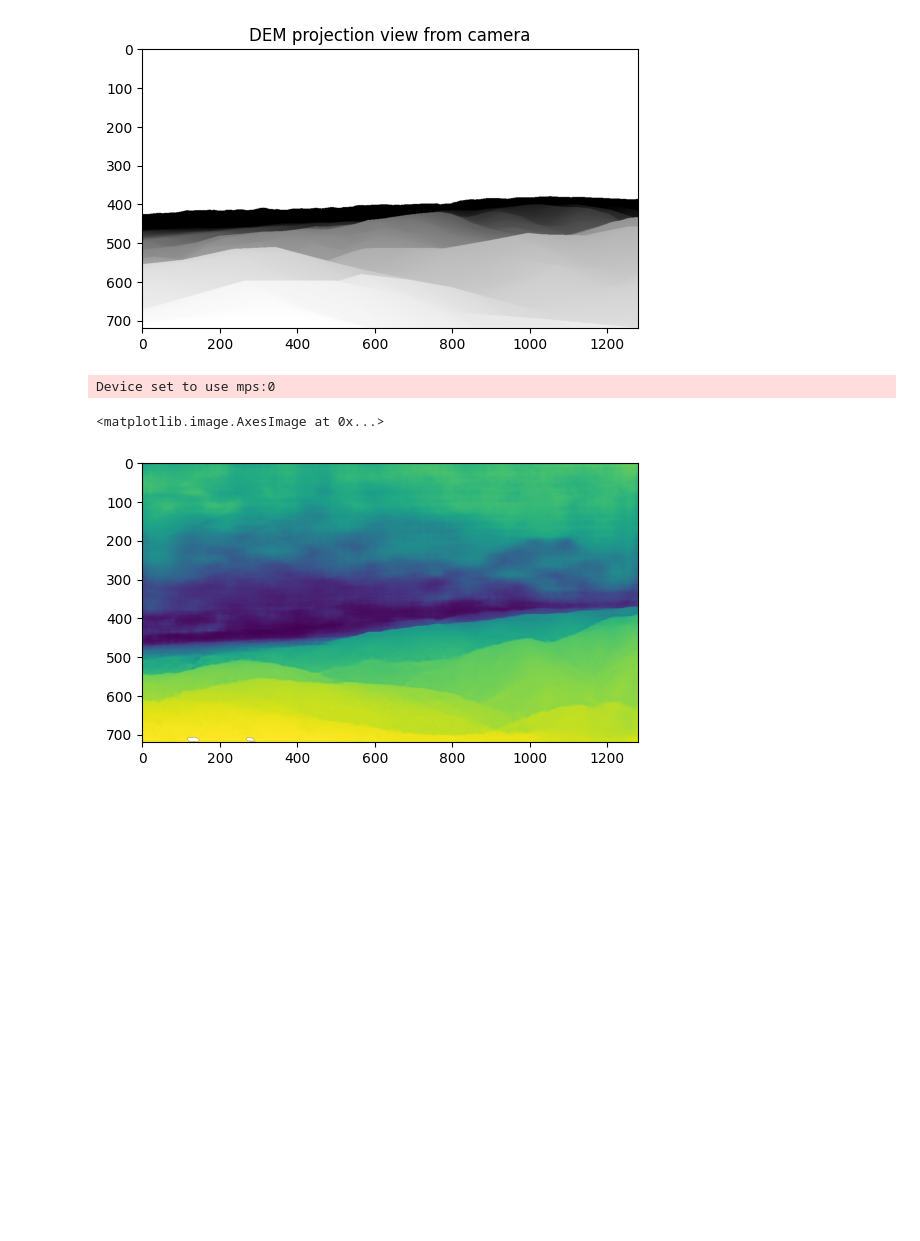
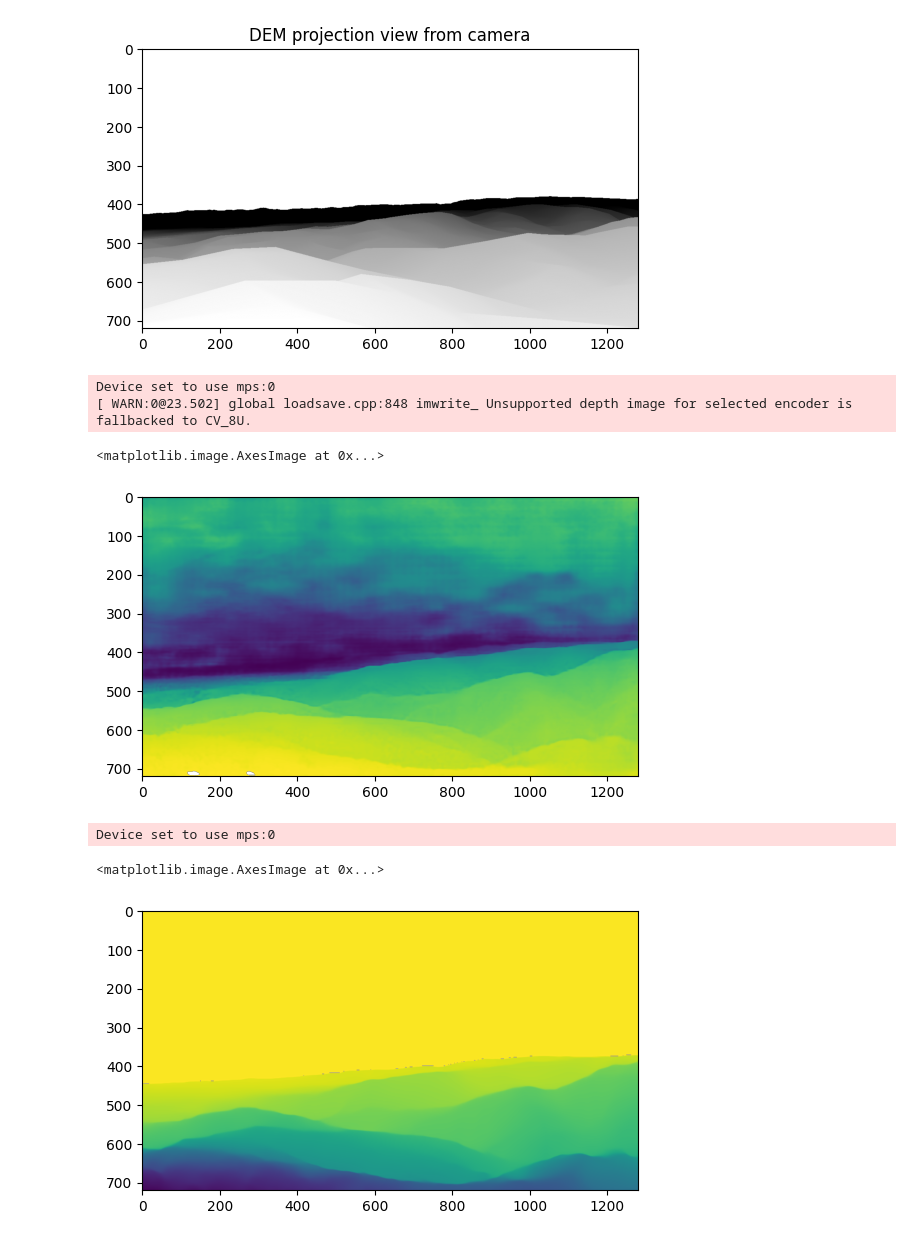
Before and after one commit to pyronear/smoke-localization, a Jupyter notebook: match_dem.ipynb, the cells around one changed output. Cells and saved outputs as stored; diff of their text form; code cells hidden in the pictures; blank space fills up the shorter version.

Commit message:
add depth model

```diff
--- a/match_dem.ipynb
+++ b/match_dem.ipynb
@@ -210,8 +210,27 @@ img_depth = np.asarray(depth_pred)
 mid = (np.nanmin(img_depth) + np.nanmax(img_depth)) / 2
 img_depth = 2 * mid - img_depth
 img_depth = np.where(img_depth == 255, np.nan, img_depth)
+cv2.imwrite("depth.jpg", img_depth)
 plt.imshow(img_depth)
 # %% [output]
 Device set to use mps:0
+[ WARN:0@23.502] global loadsave.cpp:848 imwrite_ Unsupported depth image for selected encoder is fallbacked to CV_8U.
 <matplotlib.image.AxesImage at 0x...>
 [figure]
+# %%
+pipe = pipeline(task="depth-estimation", model="LiheYoung/depth-anything-small-hf")
+
+refcam_img = Image.open(img_file)
+depth_pred = pipe(refcam_img)["depth"]
+
+img_depth = np.asarray(depth_pred)
+
+# Invert to make depth increase with distance
+mid = (np.nanmin(img_depth) + np.nanmax(img_depth)) / 2
+img_depth = 2 * mid - img_depth
+img_depth = np.where(img_depth == 255, np.nan, img_depth)
+plt.imshow(img_depth)
+# %% [output]
+Device set to use mps:0
+<matplotlib.image.AxesImage at 0x...>
+[figure, added]
```
Also changed, not shown: 1 other file.
